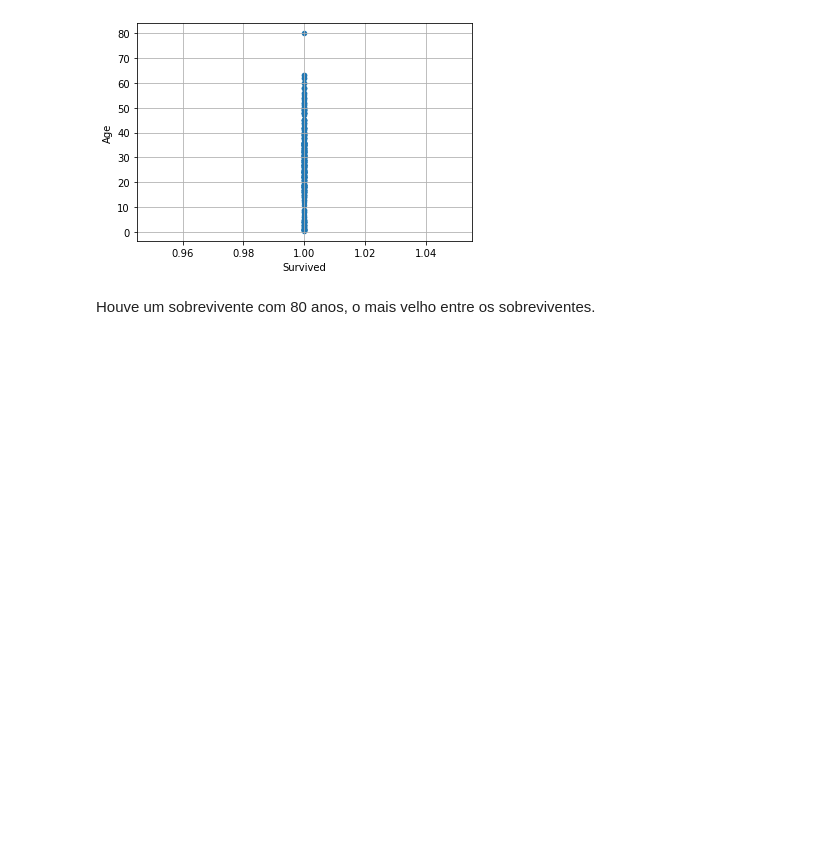
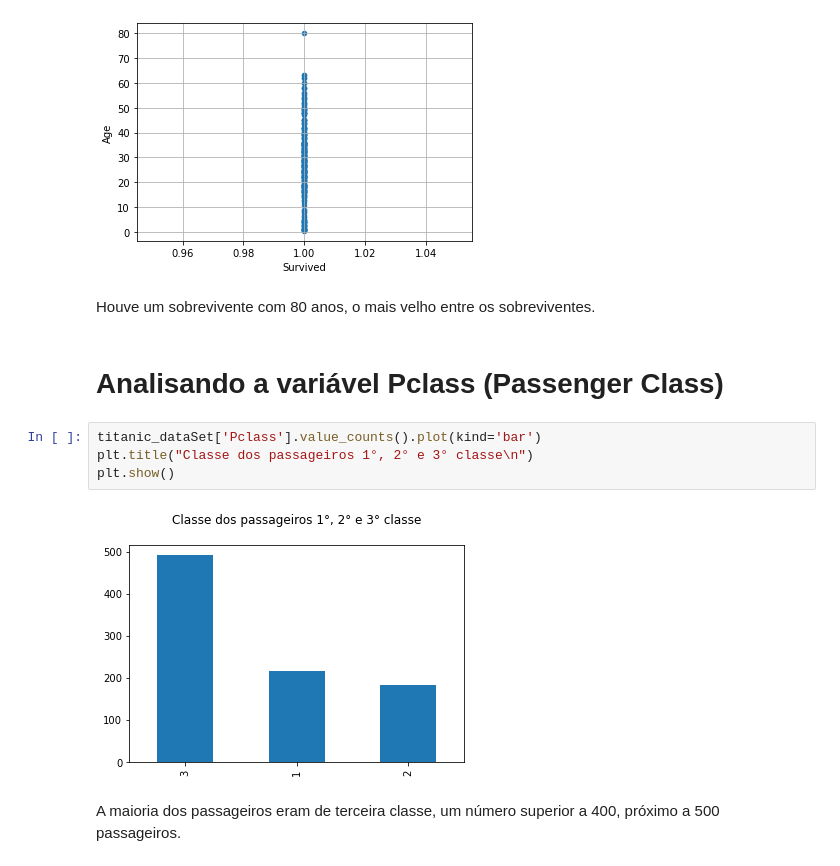
Before and after one commit to DevRaphael7/exercicios_matplotlib, a Jupyter notebook: 006 - Titanic.ipynb, the cells around one changed output. Saved outputs shown, nothing was run; the diff lists cells and outputs as text; blank space fills up the shorter version.

```diff
--- a/006 - Titanic.ipynb
+++ b/006 - Titanic.ipynb
@@ -165,3 +165,13 @@ plt.show()
 [figure]
 # %% [markdown]
 Houve um sobrevivente com 80 anos, o mais velho entre os sobreviventes.
+# %% [markdown]
+# Analisando a variável Pclass (Passenger Class)
+# %%
+titanic_dataSet['Pclass'].value_counts().plot(kind='bar')
+plt.title("Classe dos passageiros 1°, 2° e 3° classe\n")
+plt.show()
+# %% [output]
+[figure, added]
+# %% [markdown]
+A maioria dos passageiros eram de terceira classe, um número superior a 400, próximo a 500 passageiros.
```
Also changed, not shown: parts of 4 cells of this notebook, 1 other file.
